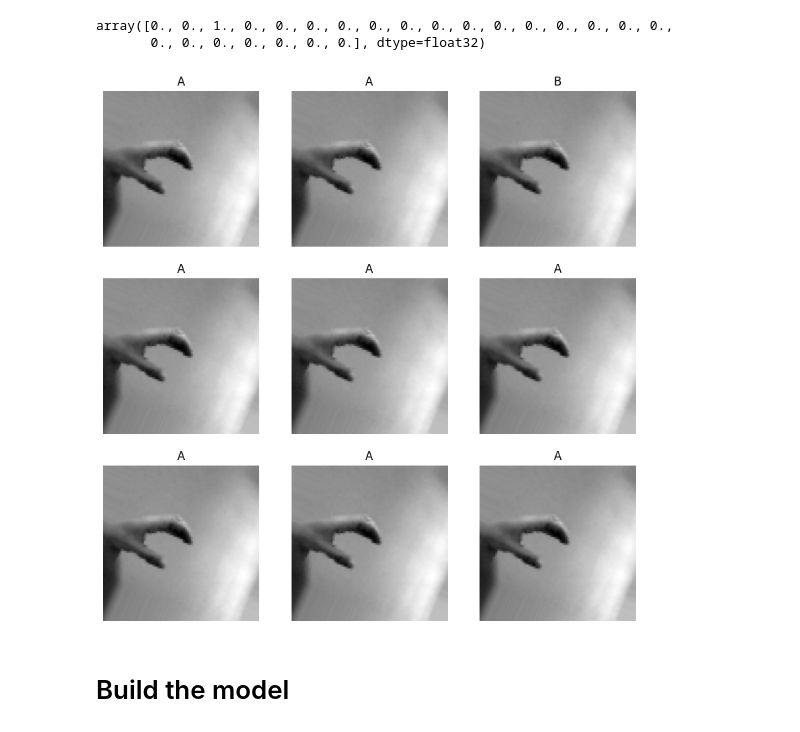
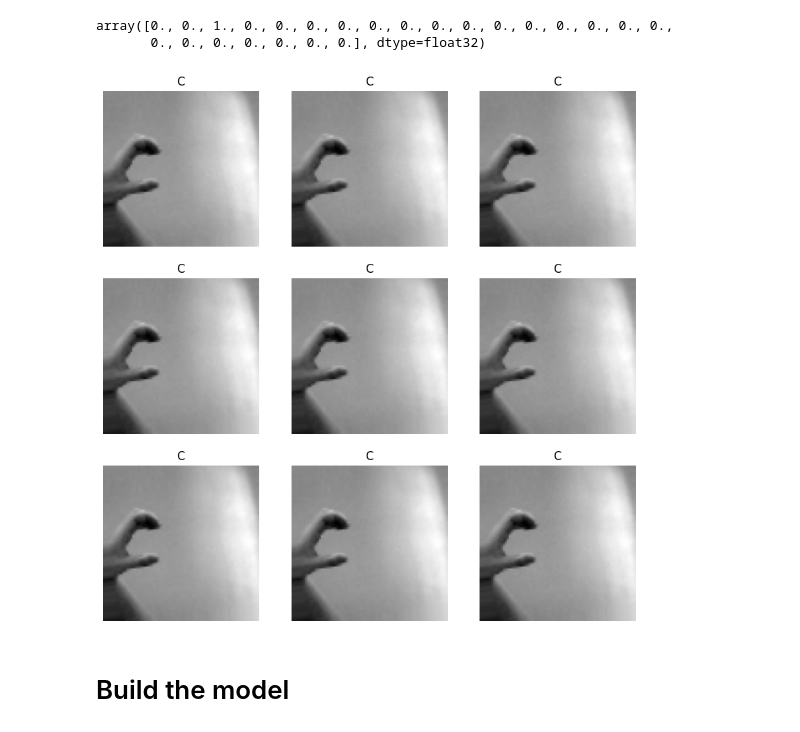
Before and after one commit to ansonnn07/image-classification, a Jupyter notebook: 2. Training - Sign Language.ipynb, the cells around one changed output. Drawn from its saved outputs; the diff is of its cells as text; code cells hidden in the pictures.

```diff
--- a/2. Training - Sign Language.ipynb
+++ b/2. Training - Sign Language.ipynb
@@ -207,22 +211,24 @@ array([0., 0., 1., 0., 0., 0., 0., 0., 0., 0., 0., 0., 0., 0., 0., 0., 0.,
 # %%
 ## Showing a batch of images with labels
 
 plt.figure(figsize=(10,10))
 i = 0
 for img, label in zip(batch_images, batch_labels):
     # show only 9 images
     while i < 9:
         # with 3 rows and 3 columns
         ax = plt.subplot(3, 3, i+1)
         # show in grayscale
         plt.imshow(img, cmap='gray')
+        # get the label index from the one-hot encoded labels
+        label_idx = np.argmax(label)
         # add the label name on top
-        plt.title(CLASS_NAMES[int(label[i])])
+        plt.title(CLASS_NAMES[label_idx])
         plt.axis('off')
         i += 1
 plt.show()
 # %% [output]
-[figure, old version]
+[figure, new version]
 # %% [markdown]
 # Build the model
 # %%
```
Also changed, not shown: parts of 3 cells of this notebook, 2 other files.
